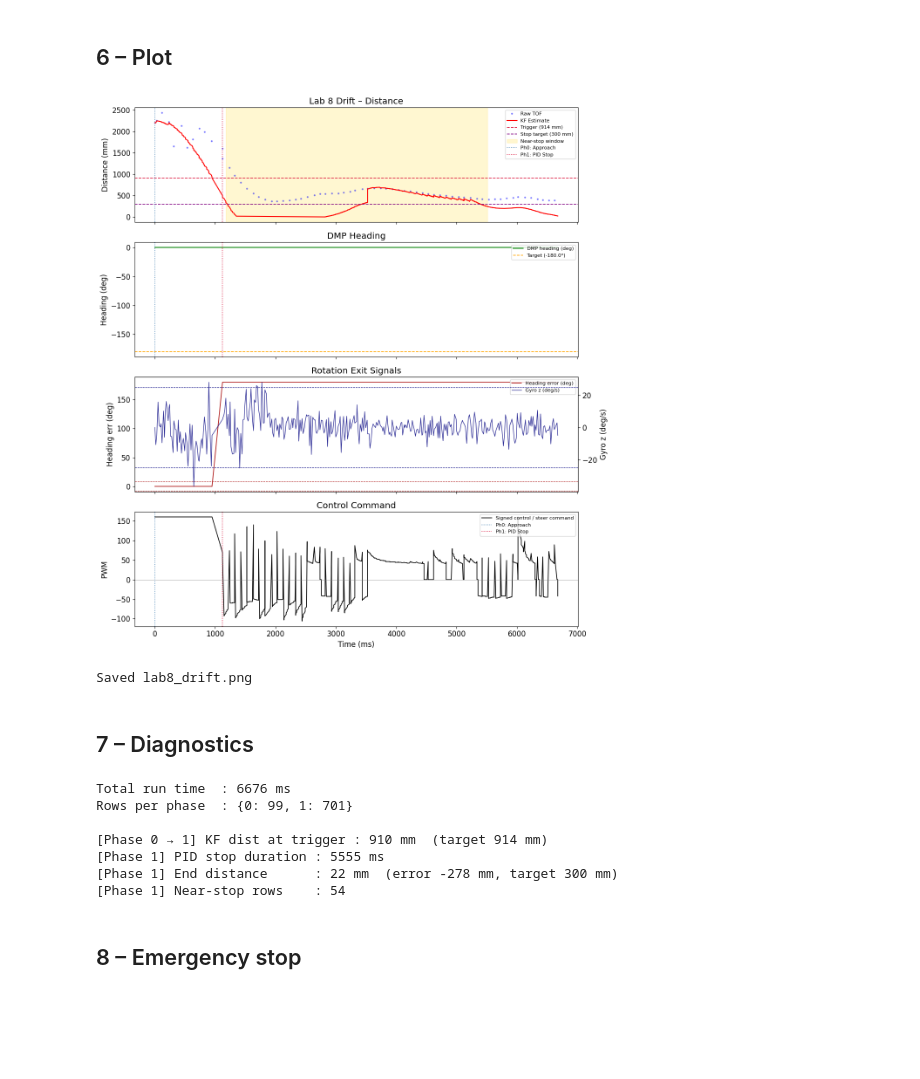
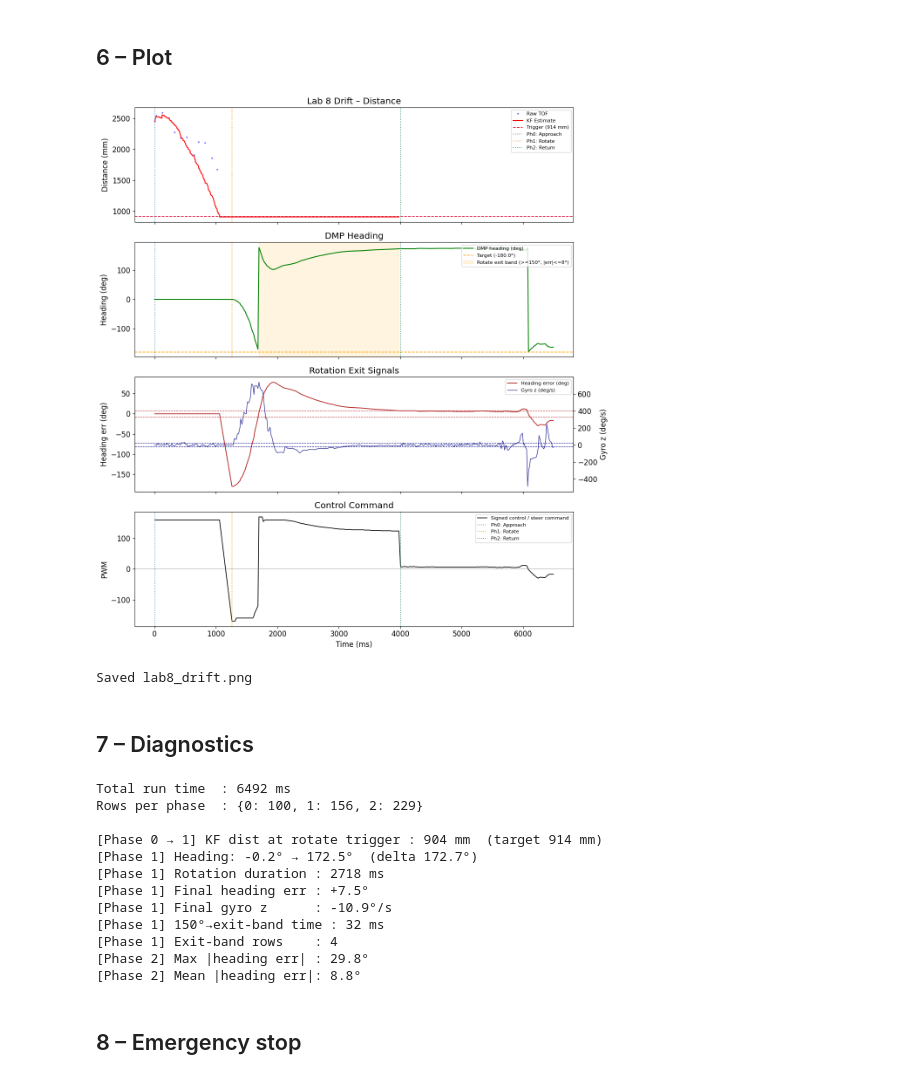
Before and after one commit to Qiandao-Liu/fast_robot, a Jupyter notebook: ble_python/lab8_drift.ipynb, the cells around one changed output. Saved outputs shown, nothing was run; the diff lists cells and outputs as text; code cells hidden in the pictures; blank space fills up the shorter version.

```diff
--- a/ble_python/lab8_drift.ipynb
+++ b/ble_python/lab8_drift.ipynb
@@ -229,19 +229,18 @@ Control messages: ['DRIFT_START|ap=160|rp=160|trigger=%.0f|stop=%.0f|ret=0|tout=
 if df.empty:
     print('No data to plot.')
 else:
-    phase_colors = {0: 'steelblue', 1: 'crimson', 2: 'darkorange', 3: 'seagreen'}
-    phase_labels = {0: 'Approach', 1: 'PID Stop', 2: 'Rotate', 3: 'Return'}
+    phase_colors = {0: 'steelblue', 1: 'darkorange', 2: 'seagreen'}
+    phase_labels = {0: 'Approach', 1: 'Rotate', 2: 'Return'}
 
     phase_starts = {}
-    for ph in [0, 1, 2, 3]:
+    for ph in [0, 1, 2]:
         rows = df[df['phase'] == ph]
         if not rows.empty:
             phase_starts[ph] = rows['ts_ms'].iloc[0]
 
     phase1 = df[df['phase'] == 1]
     phase2 = df[df['phase'] == 2]
-    stop_rows = phase1[(phase1['est_valid']) & ((phase1['est_mm'] - STOP_DIST).abs() < 60)]
-    rotate_done_rows = phase2[(phase2['turn_progress_deg'] >= 150) & (phase2['heading_abs_deg'] <= 8)]
+    rotate_done_rows = phase1[(phase1['turn_progress_deg'] >= 150) & (phase1['heading_abs_deg'] <= 8)]
 
     heading_target = None
     if not phase1.empty:
@@ -255,10 +254,6 @@ else:
     ax.plot(raw['ts_ms'], raw['raw_mm'], 'b.', alpha=0.4, ms=4, label='Raw TOF')
     ax.plot(est['ts_ms'], est['est_mm'], 'r-', lw=1.5, label='KF Estimate')
     ax.axhline(TRIGGER_DIST, color='crimson', ls='--', lw=1.2, label=f'Trigger ({TRIGGER_DIST} mm)')
-    ax.axhline(STOP_DIST, color='purple', ls='--', lw=1.2, label=f'Stop target ({STOP_DIST} mm)')
-    if not stop_rows.empty:
-        ax.axvspan(stop_rows['ts_ms'].iloc[0], stop_rows['ts_ms'].iloc[-1],
-                   color='gold', alpha=0.18, label='Near-stop window')
     for ph, t in phase_starts.items():
         ax.axvline(t, color=phase_colors[ph], ls=':', lw=1.2, label=f'Ph{ph}: {phase_labels[ph]}')
     ax.set_ylabel('Distance (mm)')
@@ -281,34 +276,34 @@ else:
     ax = axes[2]
     ax.plot(df['ts_ms'], df['heading_err_deg'], color='firebrick', lw=1.3, label='Heading error (deg)')
     ax.axhline(8, color='firebrick', ls='--', lw=0.8)
     ax.axhline(-8, color='firebrick', ls='--', lw=0.8)
     ax2 = ax.twinx()
     ax2.plot(df['ts_ms'], df['gyro_dps'], color='navy', lw=1.0, alpha=0.8, label='Gyro z (deg/s)')
     ax2.axhline(25, color='navy', ls='--', lw=0.8)
     ax2.axhline(-25, color='navy', ls='--', lw=0.8)
     ax.set_ylabel('Heading err (deg)')
     ax2.set_ylabel('Gyro z (deg/s)')
     ax.set_title('Rotation Exit Signals')
     lines1, labels1 = ax.get_legend_handles_labels()
     lines2, labels2 = ax2.get_legend_handles_labels()
     ax.legend(lines1 + lines2, labels1 + labels2, fontsize=8, loc='upper right')
 
     ax = axes[3]
     ax.plot(df['ts_ms'], df['motor'], 'k-', lw=1.2, label='Signed control / steer command')
     ax.axhline(0, color='gray', ls='-', lw=0.5)
     for ph, t in phase_starts.items():
         ax.axvline(t, color=phase_colors[ph], ls=':', lw=1.2, label=f'Ph{ph}: {phase_labels[ph]}')
     ax.set_ylabel('PWM')
     ax.set_xlabel('Time (ms)')
     ax.legend(fontsize=8, loc='upper right')
     ax.set_title('Control Command')
 
     plt.tight_layout()
     plt.savefig('lab8_drift.png', dpi=150)
     plt.show()
     print('Saved lab8_drift.png')
 # %% [output]
-[figure, old version]
+[figure, new version]
 Saved lab8_drift.png
 # %% [markdown]
 ## 7 – Diagnostics
@@ -322,20 +317,10 @@ if not df.empty:
     if 0 in ph_counts.index:
         approach = df[df['phase'] == 0]
         kf_at_trigger = approach['est_mm'].iloc[-1]
-        print(f'\n[Phase 0 → 1] KF dist at trigger : {kf_at_trigger:.0f} mm  (target {TRIGGER_DIST} mm)')
+        print(f'\n[Phase 0 → 1] KF dist at rotate trigger : {kf_at_trigger:.0f} mm  (target {TRIGGER_DIST} mm)')
 
     if 1 in ph_counts.index:
-        stop = df[df['phase'] == 1]
-        stop_ms = stop['ts_ms'].iloc[-1] - stop['ts_ms'].iloc[0]
-        end_dist = stop['est_mm'].iloc[-1]
-        end_err = end_dist - STOP_DIST
-        near_stop = stop[(stop['est_valid']) & ((stop['est_mm'] - STOP_DIST).abs() < 60)]
-        print(f'[Phase 1] PID stop duration : {stop_ms} ms')
-        print(f'[Phase 1] End distance      : {end_dist:.0f} mm  (error {end_err:+.0f} mm, target {STOP_DIST} mm)')
-        print(f'[Phase 1] Near-stop rows    : {len(near_stop)}')
-
-    if 2 in ph_counts.index:
-        rotate = df[df['phase'] == 2]
+        rotate = df[df['phase'] == 1]
         heading_start = rotate['heading_deg'].iloc[0]
         heading_end = rotate['heading_deg'].iloc[-1]
         delta = wrap_deg(heading_end - heading_start)
@@ -344,27 +329,32 @@ if not df.empty:
         final_gyro = rotate['gyro_dps'].iloc[-1]
         progress_rows = rotate[rotate['turn_progress_deg'] >= 150]
         done_like = rotate[(rotate['turn_progress_deg'] >= 150) & (rotate['heading_abs_deg'] <= 8)]
-        print(f'[Phase 2] Heading: {heading_start:.1f}° → {heading_end:.1f}°  (delta {delta:.1f}°)')
-        print(f'[Phase 2] Rotation duration : {rotate_ms} ms')
-        print(f'[Phase 2] Final heading err : {final_err:+.1f}°')
-        print(f'[Phase 2] Final gyro z      : {final_gyro:+.1f}°/s')
+        print(f'[Phase 1] Heading: {heading_start:.1f}° → {heading_end:.1f}°  (delta {delta:.1f}°)')
+        print(f'[Phase 1] Rotation duration : {rotate_ms} ms')
+        print(f'[Phase 1] Final heading err : {final_err:+.1f}°')
+        print(f'[Phase 1] Final gyro z      : {final_gyro:+.1f}°/s')
         if not progress_rows.empty and not done_like.empty:
             fine_tune_ms = done_like['ts_ms'].iloc[0] - progress_rows['ts_ms'].iloc[0]
-            print(f'[Phase 2] 150°→exit-band time : {fine_tune_ms} ms')
-        print(f'[Phase 2] Exit-band rows    : {len(done_like)}')
+            print(f'[Phase 1] 150°→exit-band time : {fine_tune_ms} ms')
+        print(f'[Phase 1] Exit-band rows    : {len(done_like)}')
 
-    if 3 in ph_counts.index:
-        ret = df[df['phase'] == 3]
-        print(f'[Phase 3] Max |heading err| : {ret["heading_abs_deg"].max():.1f}°')
-        print(f'[Phase 3] Mean |heading err|: {ret["heading_abs_deg"].mean():.1f}°')
+    if 2 in ph_counts.index:
+        ret = df[df['phase'] == 2]
+        print(f'[Phase 2] Max |heading err| : {ret["heading_abs_deg"].max():.1f}°')
+        print(f'[Phase 2] Mean |heading err|: {ret["heading_abs_deg"].mean():.1f}°')
 # %% [output]
-Total run time  : 6676 ms
-Rows per phase  : {0: 99, 1: 701}
+Total run time  : 6492 ms
+Rows per phase  : {0: 100, 1: 156, 2: 229}
 
-[Phase 0 → 1] KF dist at trigger : 910 mm  (target 914 mm)
-[Phase 1] PID stop duration : 5555 ms
-[Phase 1] End distance      : 22 mm  (error -278 mm, target 300 mm)
-[Phase 1] Near-stop rows    : 54
+[Phase 0 → 1] KF dist at rotate trigger : 904 mm  (target 914 mm)
+[Phase 1] Heading: -0.2° → 172.5°  (delta 172.7°)
+[Phase 1] Rotation duration : 2718 ms
+[Phase 1] Final heading err : +7.5°
+[Phase 1] Final gyro z      : -10.9°/s
+[Phase 1] 150°→exit-band time : 32 ms
+[Phase 1] Exit-band rows    : 4
+[Phase 2] Max |heading err| : 29.8°
+[Phase 2] Mean |heading err|: 8.8°
 # %% [markdown]
 ## 8 – Emergency stop
 # %%
```
Also changed, not shown: parts of 7 cells of this notebook, 3 other files.
